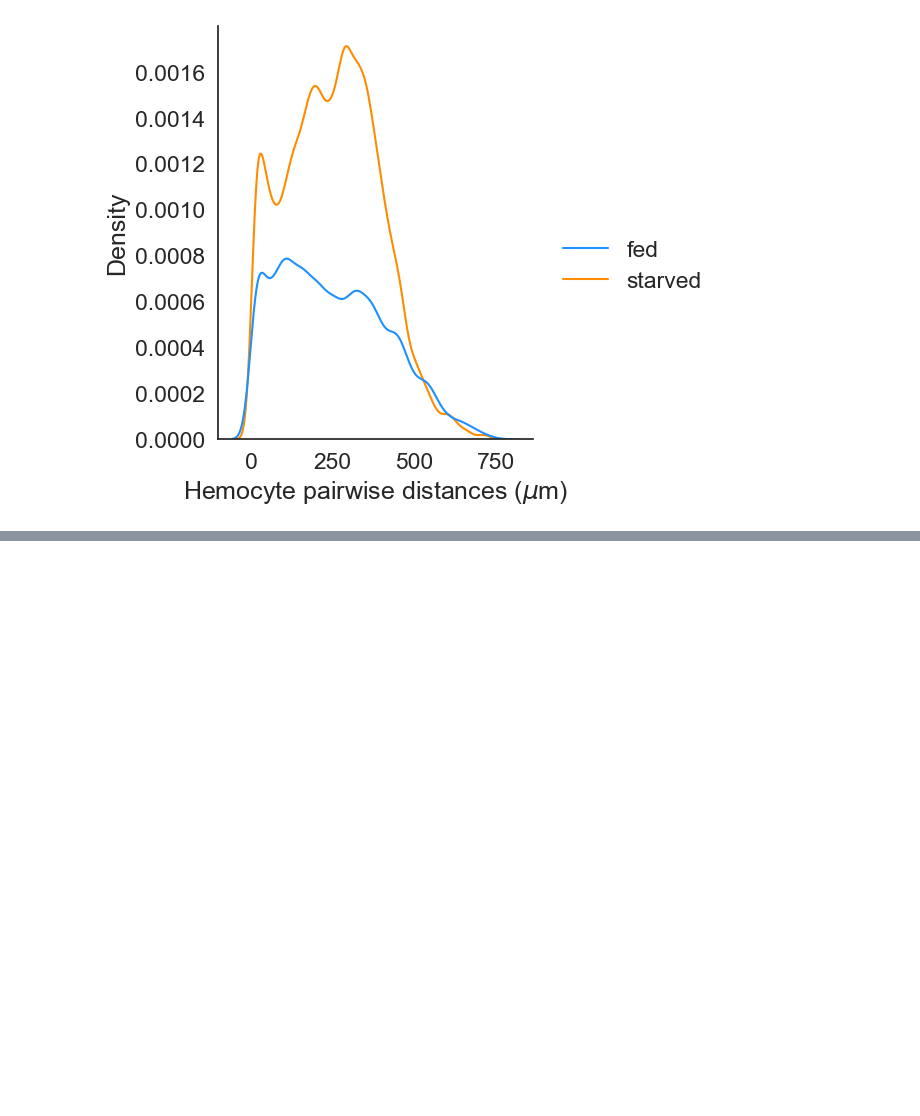
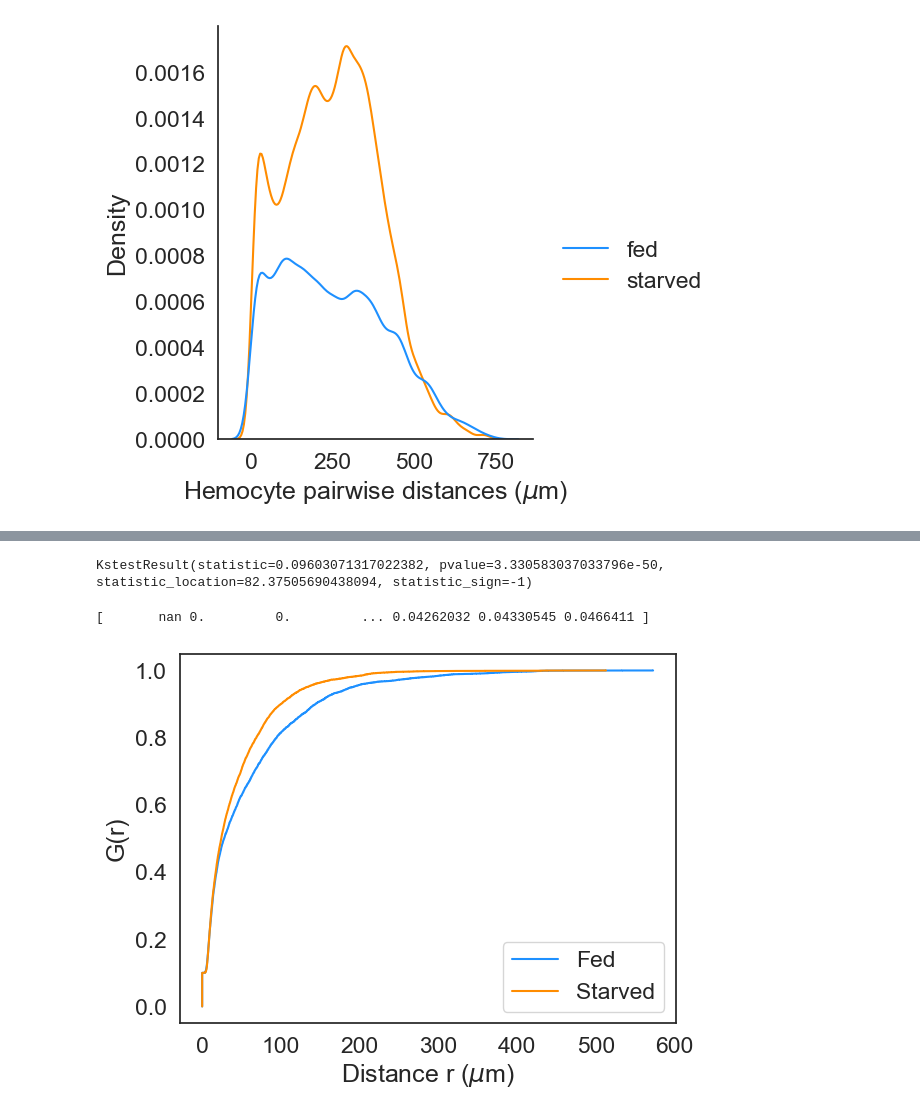
Before and after one commit to McCallLabBU/hemocyte_recruitment_image_quantification, a Jupyter notebook: code/nearest_neighbors_midsections.ipynb, the cells around one changed output, grey strips where cells are left out. Cells and saved outputs as stored; diff of their text form; code cells hidden in the pictures; blank space fills up the shorter version.

```diff
--- a/code/nearest_neighbors_midsections.ipynb
+++ b/code/nearest_neighbors_midsections.ipynb
@@ -103,0 +131,47 @@ fig.savefig(outputs.joinpath("gfunction.png"))
+# %%
+from scipy import stats
+stats.ks_2samp(nn_distances_fed_flat, nn_distances_starved_flat, alternative="less")
+# %% [output]
+KstestResult(statistic=0.09603071317022382, pvalue=3.330583037033796e-50, statistic_location=82.37505690438094, statistic_sign=-1)
+# %%
+import numpy as np
+import matplotlib.pyplot as plt
+import statsmodels.api as sm
+from statsmodels.distributions.empirical_distribution import ECDF
+from scipy.stats import ecdf
+
+# Generate some random data for demonstration
+np.random.seed(42)
+
+
+# Calculate ECDF
+ecdf_fed = ECDF(nn_distances_fed_flat)
+ecdf_starved = ECDF(nn_distances_starved_flat)
+
+# Confidence interval using statsmodels
+confidence_level = 0.95
+lower_bound_fed, upper_bound_fed = sm.stats.proportion_confint(ecdf_fed.x, len(nn_distances_fed_flat), alpha=1-confidence_level, method='normal')
+lower_bound_starved, upper_bound_starved = sm.stats.proportion_confint(ecdf_starved.x, len(nn_distances_starved_flat), alpha=1-confidence_level, method='normal')
+
+print(lower_bound_fed)
+
+# Plot ECDF
+plt.step(ecdf_fed.x, ecdf_fed.y, label='Fed', where='post', color='dodgerblue')
+#plt.fill_between(ecdf_fed.x, lower_bound_fed, upper_bound_fed, color='dodgerblue', alpha=0.3, label='95% CI Fed')
+plt.step(ecdf_starved.x, ecdf_starved.y, label='Starved', where='post', color='darkorange')
+#plt.fill_between(ecdf_starved.x, lower_bound_starved, upper_bound_starved, color='darkorange', alpha=0.3, label='95% CI Starved')
+
+
+# Add labels and title
+plt.xlabel('Distance r ($\mu$m)')
+plt.ylabel('G(r)')
+
+
+# Add legend
+plt.legend()
+
+# Show the plot
+plt.show()
+# %% [output]
+[       nan 0.         0.         ... 0.04262032 0.04330545 0.0466411 ]
+[figure, added]
```
Also changed, not shown: parts of 3 cells of this notebook, 4 other files.
